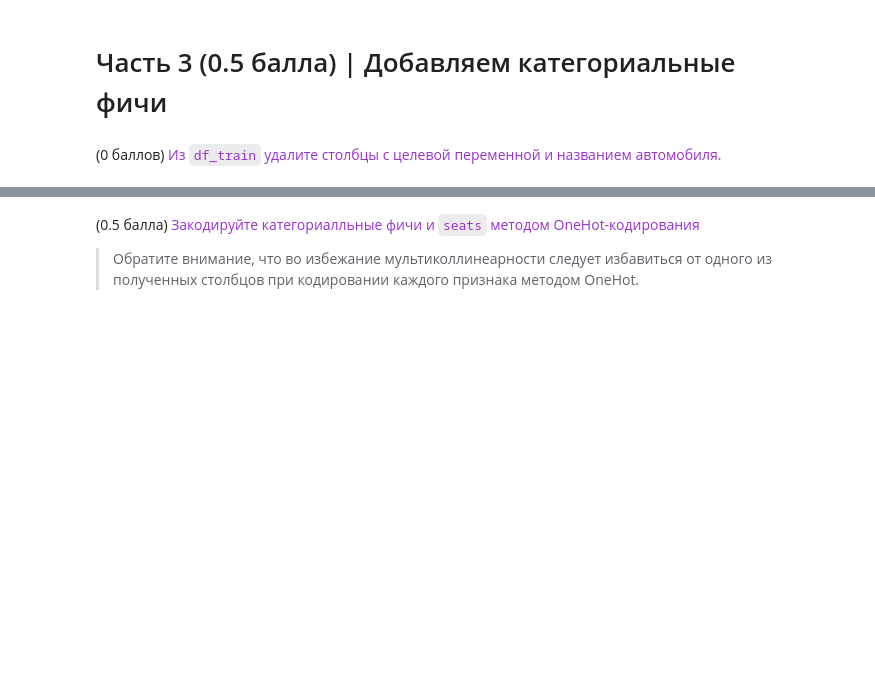
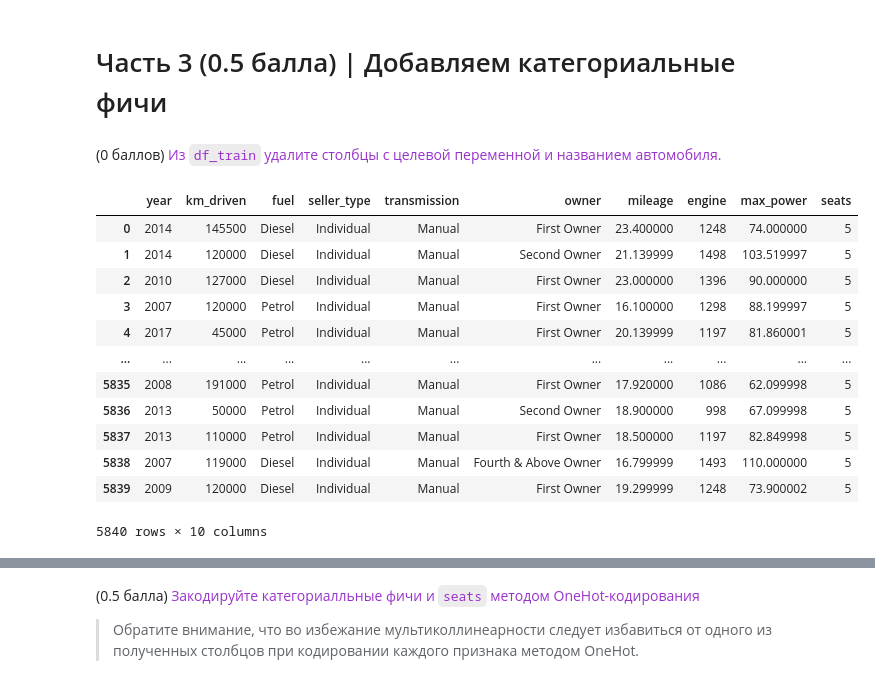
Before and after one commit to TiunovNN/hse-ml-homeworks, a Jupyter notebook: homework1/HW1_Regression_with_inference.ipynb, the cells around one changed output, grey strips where cells are left out. Cells and saved outputs as stored; diff of their text form; code cells hidden in the pictures; blank space fills up the shorter version.

```diff
--- a/homework1/HW1_Regression_with_inference.ipynb
+++ b/homework1/HW1_Regression_with_inference.ipynb
@@ -534,0 +565,17 @@ grid_search.fit(X_train, y_train)
+# %%
+X_train_cat = df_train.drop(columns=['selling_price', 'name'])
+X_train_cat
+# %% [output]
+|  | year | km_driven | fuel | seller_type | transmission | owner | mileage | engine | max_power | seats |
+| 0 | 2014 | 145500 | Diesel | Individual | Manual | First Owner | 23.400000 | 1248 | 74.000000 | 5 |
+| 1 | 2014 | 120000 | Diesel | Individual | Manual | Second Owner | 21.139999 | 1498 | 103.519997 | 5 |
+| 2 | 2010 | 127000 | Diesel | Individual | Manual | First Owner | 23.000000 | 1396 | 90.000000 | 5 |
+| 3 | 2007 | 120000 | Petrol | Individual | Manual | First Owner | 16.100000 | 1298 | 88.199997 | 5 |
+| 4 | 2017 | 45000 | Petrol | Individual | Manual | First Owner | 20.139999 | 1197 | 81.860001 | 5 |
+| ... | ... | ... | ... | ... | ... | ... | ... | ... | ... | ... |
+| 5835 | 2008 | 191000 | Petrol | Individual | Manual | First Owner | 17.920000 | 1086 | 62.099998 | 5 |
+| 5836 | 2013 | 50000 | Petrol | Individual | Manual | Second Owner | 18.900000 | 998 | 67.099998 | 5 |
+| 5837 | 2013 | 110000 | Petrol | Individual | Manual | First Owner | 18.500000 | 1197 | 82.849998 | 5 |
+| 5838 | 2007 | 119000 | Diesel | Individual | Manual | Fourth & Above Owner | 16.799999 | 1493 | 110.000000 | 5 |
+| 5839 | 2009 | 120000 | Diesel | Individual | Manual | First Owner | 19.299999 | 1248 | 73.900002 | 5 |
+5840 rows × 10 columns
```
Also changed, not shown: parts of 40 cells of this notebook.
